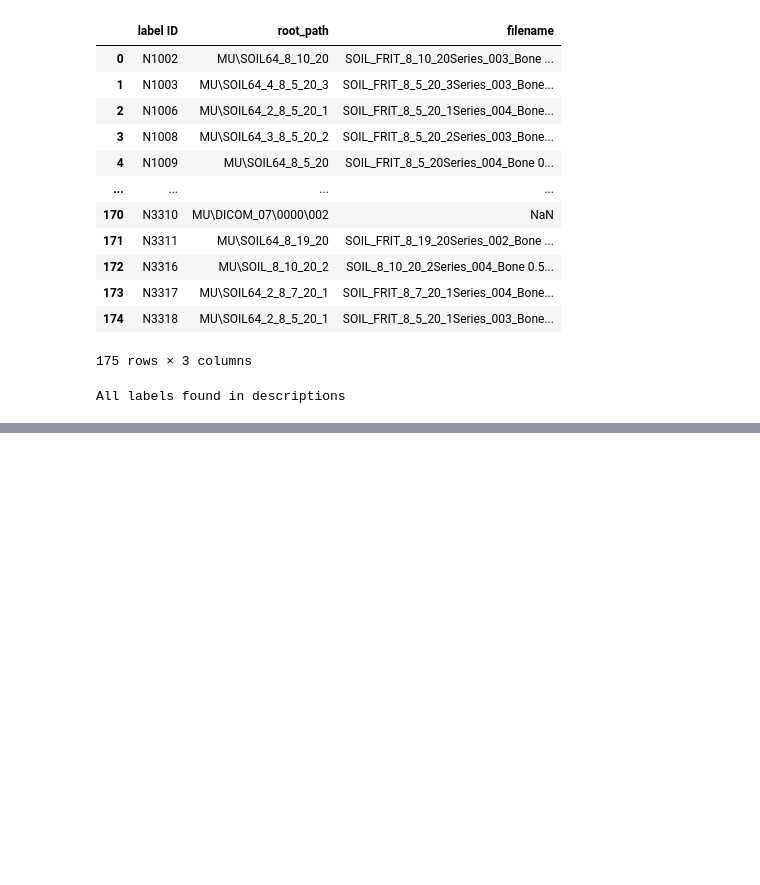
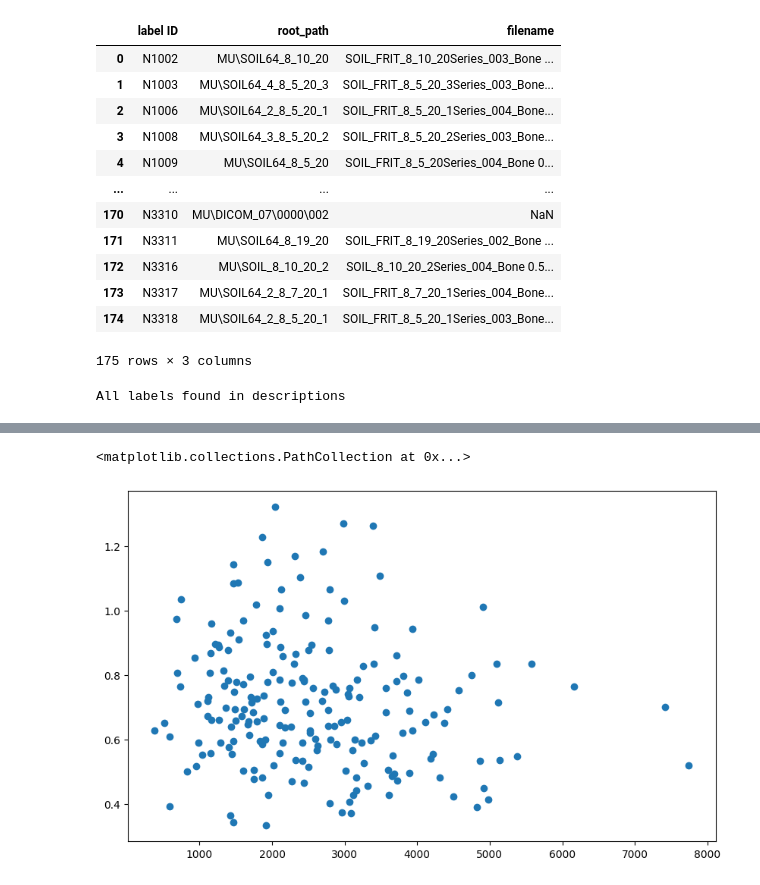
Before and after one commit to GatorSense/MUsoilcoresDataset, a Jupyter notebook: notebook.ipynb, the cells around one changed output, grey strips where cells are left out. Cells and saved outputs as stored; diff of their text form; code cells hidden in the pictures; blank space fills up the shorter version.

```diff
--- a/notebook.ipynb
+++ b/notebook.ipynb
@@ -80 +82,5 @@ All labels found in descriptions
 # %%
+import pandas as pd
+
+# check sheet names
+df = pd.read_excel("data_info/MNHT root morphology_20210702_checkingcores.xlsx", sheet_name=None)
@@ -87,0 +87,2 @@ True
+# %%
+df12bins = df["root morphology- 12bins"]
@@ -87,0 +98,26 @@ True
+# %%
+L00 = df12bins["0<.L.<=0.2"]+df12bins["0.2<.L.<=0.4"]+df12bins["0.4<.L.<=0.6"]+\
+    +df12bins["0.6<.L.<=0.8"]+df12bins["0.8<.L.<=1"]+df12bins["1<.L.<=1.5"]+\
+    df12bins["1.5<.L.<=2"]+df12bins["2<.L.<=2.5"]+df12bins["2.5<.L.<=3"]+\
+    df12bins["3<.L.<=3.5"]+df12bins["3.5<.L.<=4"]+df12bins[".L.>4.0000000"]
+L10 = df12bins["1<.L.<=1.5"]+\
+    df12bins["1.5<.L.<=2"]+df12bins["2<.L.<=2.5"]+df12bins["2.5<.L.<=3"]+\
+    df12bins["3<.L.<=3.5"]+df12bins["3.5<.L.<=4"]+df12bins[".L.>4.0000000"]
+L20 = df12bins["2<.L.<=2.5"]+df12bins["2.5<.L.<=3"]+\
+    df12bins["3<.L.<=3.5"]+df12bins["3.5<.L.<=4"]+df12bins[".L.>4.0000000"]
+L30 = df12bins["3<.L.<=3.5"]+df12bins["3.5<.L.<=4"]+df12bins[".L.>4.0000000"]
+L40 = df12bins[".L.>4.0000000"]
+
+dfsel = pd.DataFrame({
+    "label ID": df12bins["label ID"],
+    "Length(cm)": df12bins["Length(cm)"],
+    'ProjArea(cm2)': df12bins['ProjArea(cm2)'],
+    'SurfArea(cm2)': df12bins['SurfArea(cm2)'],
+    'AvgDiam(mm)': df12bins['AvgDiam(mm)'],
+    "L00": L00,
+    "L10": L10,
+    "L20": L20,
+    "L30": L30,
+    "L40": L40
+})
+dfsel.head()
@@ -87,0 +131,8 @@ True
+# %%
+import matplotlib.pyplot as plt
+
+plt.figure(figsize=(10, 6))
+plt.scatter(dfsel["Length(cm)"], dfsel["AvgDiam(mm)"], label="Total length")
+# %% [output]
+<matplotlib.collections.PathCollection at 0x...>
+[figure, added]
```
Also changed, not shown: parts of 7 cells of this notebook, 9 other files.
